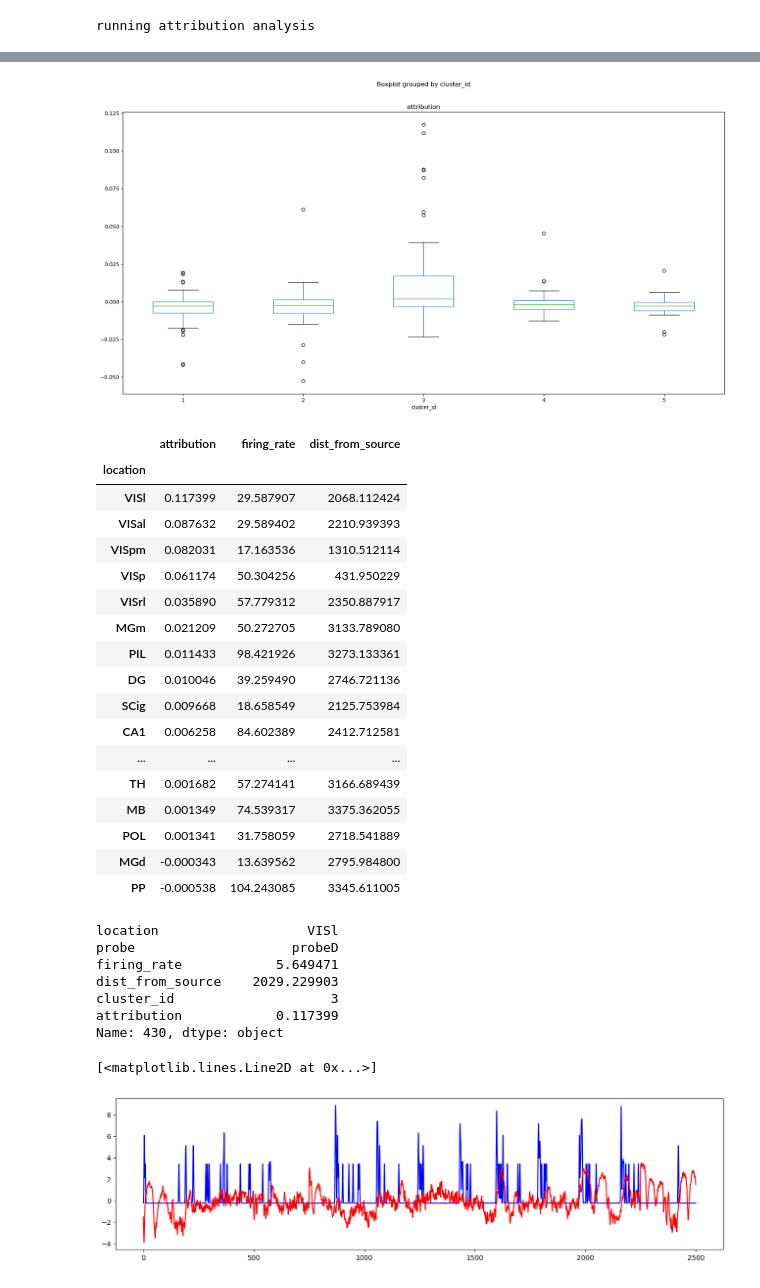
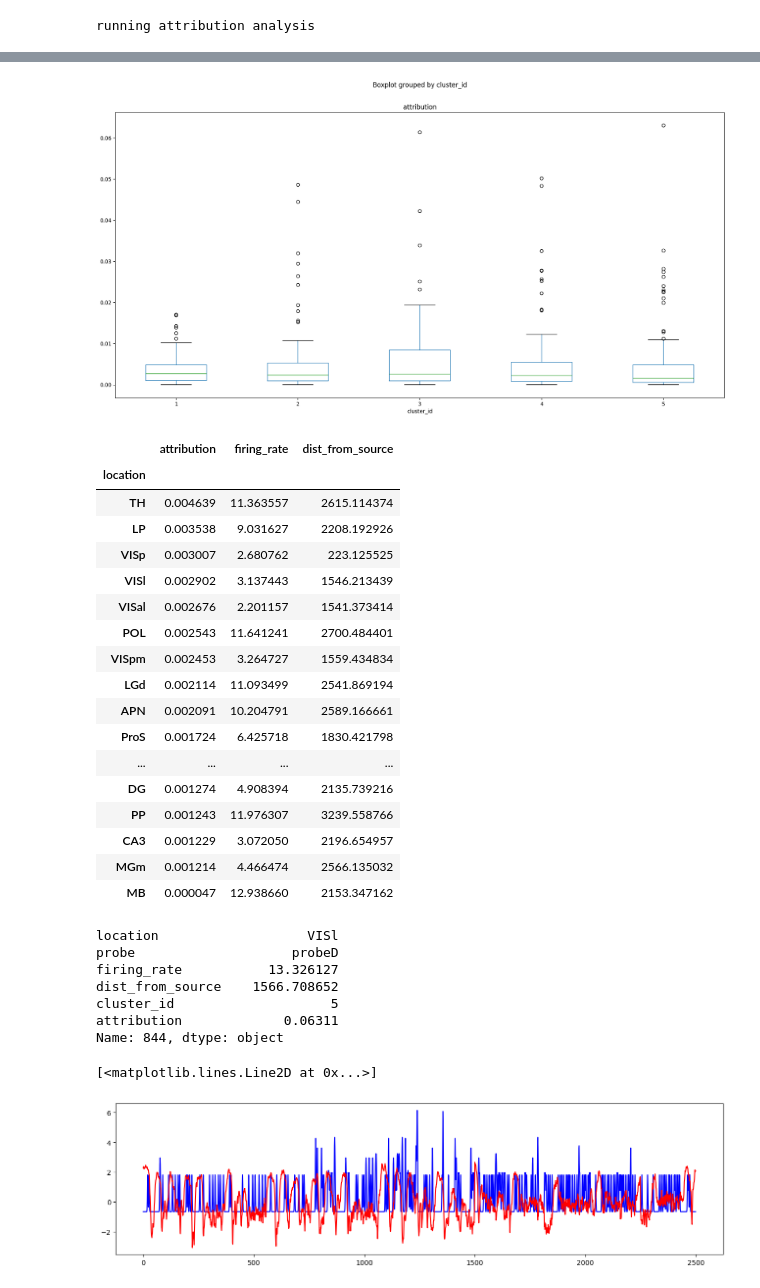
Before and after one commit to nnitzan01/spikes2lfp, a Jupyter notebook: spike_to_lfp_lstm_V2.ipynb, the cells around one changed output, grey strips where cells are left out. Drawn from its saved outputs; the diff is of its cells as text; code cells hidden in the pictures.

```diff
--- a/spike_to_lfp_lstm_V2.ipynb
+++ b/spike_to_lfp_lstm_V2.ipynb
@@ -326,7 +331,7 @@ else:
 running attribution analysis
 # %%
 mean_attr_over_time = np.mean(attributions,0)
-df['attribution'] = mean_attr_over_time
+df['attribution'] = np.abs(mean_attr_over_time)
 
 fig,ax = plt.subplots(1,2,figsize=(15,5))
 ax[0].plot(np.arange(0,X_testT.shape[1],1), np.abs(mean_attr_over_time) , 'k')
@@ -368,43 +373,43 @@ df.boxplot(column='attribution', by='cluster_id', ax=ax, grid=False)
 ax.set_xlim([1.5, 6.5])
 plt.show()
 # %% [output]
-[figure, old version]
+[figure, new version]
 # %%
-df[['location', 'attribution', 'firing_rate', 'dist_from_source']].groupby('location').max().sort_values('attribution', ascending=False)
+df[['location', 'attribution', 'firing_rate', 'dist_from_source']].groupby('location').median().sort_values('attribution', ascending=False)
 # %% [output]
 |  | attribution | firing_rate | dist_from_source |
 | location |  |  |  |
-| VISl | 0.117399 | 29.587907 | 2068.112424 |
-| VISal | 0.087632 | 29.589402 | 2210.939393 |
-| VISpm | 0.082031 | 17.163536 | 1310.512114 |
-| VISp | 0.061174 | 50.304256 | 431.950229 |
-| VISrl | 0.035890 | 57.779312 | 2350.887917 |
-| MGm | 0.021209 | 50.272705 | 3133.789080 |
-| PIL | 0.011433 | 98.421926 | 3273.133361 |
-| DG | 0.010046 | 39.259490 | 2746.721136 |
-| SCig | 0.009668 | 18.658549 | 2125.753984 |
-| CA1 | 0.006258 | 84.602389 | 2412.712581 |
+| TH | 0.004639 | 11.363557 | 2615.114374 |
+| LP | 0.003538 | 9.031627 | 2208.192926 |
+| VISp | 0.003007 | 2.680762 | 223.125525 |
+| VISl | 0.002902 | 3.137443 | 1546.213439 |
+| VISal | 0.002676 | 2.201157 | 1541.373414 |
+| POL | 0.002543 | 11.641241 | 2700.484401 |
+| VISpm | 0.002453 | 3.264727 | 1559.434834 |
+| LGd | 0.002114 | 11.093499 | 2541.869194 |
+| APN | 0.002091 | 10.204791 | 2589.166661 |
+| ProS | 0.001724 | 6.425718 | 1830.421798 |
 | ... | ... | ... | ... |
-| TH | 0.001682 | 57.274141 | 3166.689439 |
-| MB | 0.001349 | 74.539317 | 3375.362055 |
-| POL | 0.001341 | 31.758059 | 2718.541889 |
-| MGd | -0.000343 | 13.639562 | 2795.984800 |
-| PP | -0.000538 | 104.243085 | 3345.611005 |
+| DG | 0.001274 | 4.908394 | 2135.739216 |
+| PP | 0.001243 | 11.976307 | 3239.558766 |
+| CA3 | 0.001229 | 3.072050 | 2196.654957 |
+| MGm | 0.001214 | 4.466474 | 2566.135032 |
+| MB | 0.000047 | 12.938660 | 2153.347162 |
 # %%
 # find the neuron with the highest attribution
 sidx = np.argsort(mean_attr_over_time)[::-1]
 print(df.iloc[sidx[0]])
 fig,ax = plt.subplots(1,1,figsize=(16,4))
-ax.plot(X_test[:int(10/bin_size),sidx[0]],'b',label='best predictor neuron')
-ax.plot(y_test[:int(10/bin_size)],'r',label='LFP')
+ax.plot(X_testT.cpu().numpy()[:int(10/bin_size),sidx[0]],'b',label='best predictor neuron')
+ax.plot(y_testT.cpu().numpy()[:int(10/bin_size)],'r',label='LFP')
 # ax.legend()
 # %% [output]
 location                   VISl
 probe                    probeD
-firing_rate            5.649471
-dist_from_source    2029.229903
-cluster_id                    3
-attribution            0.117399
-Name: 430, dtype: object
+firing_rate           13.326127
+dist_from_source    1566.708652
+cluster_id                    5
+attribution             0.06311
+Name: 844, dtype: object
 [<matplotlib.lines.Line2D at 0x...>]
-[figure, old version]
+[figure, new version]
```
Also changed, not shown: parts of 15 cells of this notebook.
